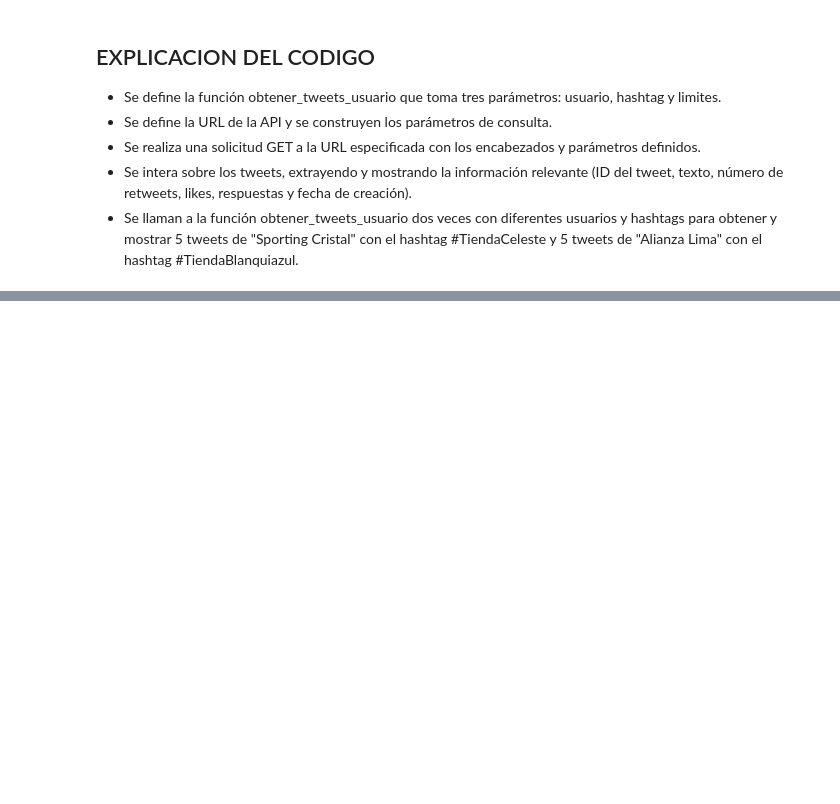
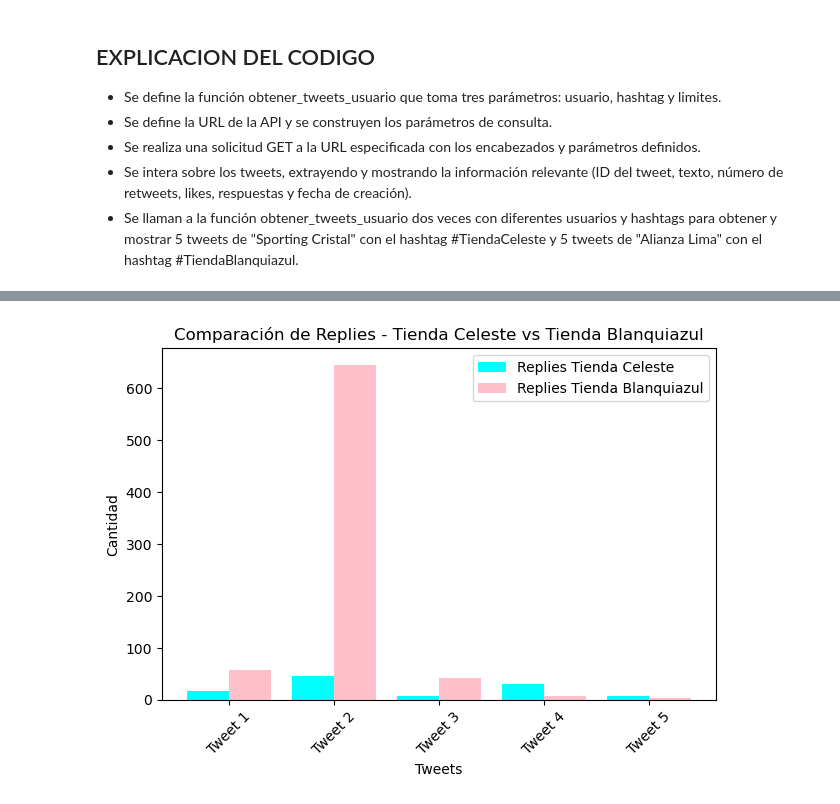
Before and after one commit to EduardoArevalo2004/Trabajo_LP, a Jupyter notebook: Trabajo_grupal.ipynb, the cells around one changed output, grey strips where cells are left out. Saved outputs shown, nothing was run; the diff lists cells and outputs as text; code cells hidden in the pictures; blank space fills up the shorter version.

```diff
--- a/Trabajo_grupal.ipynb
+++ b/Trabajo_grupal.ipynb
@@ -274,0 +302,24 @@ Date: None
+# %%
+# Crear gráfico de replies
+def crear_grafico_replies(replies_celeste, replies_blanquiazul):
+    fig, ax = plt.subplots()
+
+    index = range(len(replies_celeste))
+    bar_width = 0.4
+
+    bar1 = plt.bar([i for i in index], replies_celeste, bar_width, label='Replies Tienda Celeste', color='cyan')
+    bar2 = plt.bar([i + bar_width for i in index], replies_blanquiazul, bar_width, label='Replies Tienda Blanquiazul', color='pink')
+
+    plt.xlabel('Tweets')
+    plt.ylabel('Cantidad')
+    plt.title('Comparación de Replies - Tienda Celeste vs Tienda Blanquiazul')
+    plt.xticks([i + 0.5*bar_width for i in index], [f'Tweet {i+1}' for i in index], rotation=45)
+    plt.legend()
+
+    plt.tight_layout()
+    plt.show()
+
+# Crear gráfico de replies
+crear_grafico_replies(replies_celeste, replies_blanquiazul)
+# %% [output]
+[figure, added]
```
Also changed, not shown: parts of 5 cells of this notebook.
